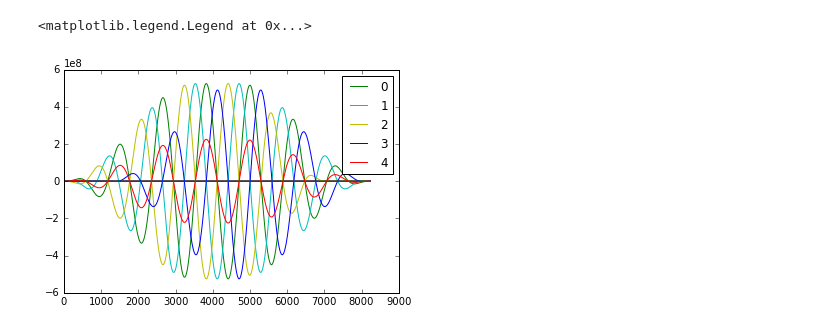
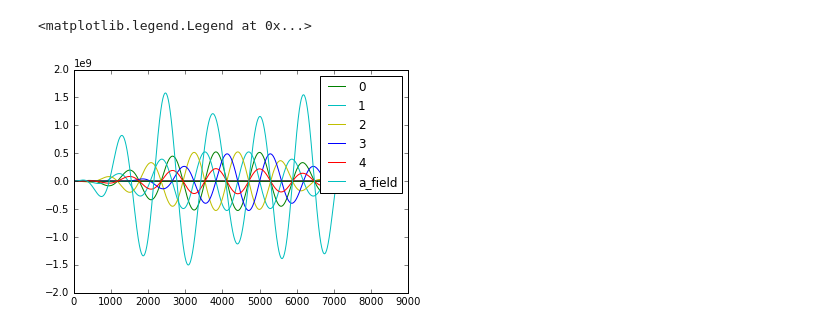
Before and after one commit to Joel-Venzke/TDSE, a Jupyter notebook: analysis/plot_pulses.ipynb, the cells around one changed output. Drawn from its saved outputs; the diff is of its cells as text; code cells hidden in the pictures.

Commit message:
added a_field and updated to the 70 char limit

```diff
--- a/analysis/plot_pulses.ipynb
+++ b/analysis/plot_pulses.ipynb
@@ -1,16 +1,17 @@
 # %%
 import numpy as np
 import matplotlib.pyplot as plt
 import h5py
 %matplotlib inline
 
 f = h5py.File("../examples/basic/TDSE.h5","r")
 pulses = f["Pulse"]
 time = pulses["time"][:]
 for i in range(f["Parameters"]["num_pulses"][0]):
     plt.plot(time,pulses["Pulse_envelope_"+str(i)][:])
     plt.plot(time,pulses["Pulse_value_"+str(i)][:], label=i)
+plt.plot(time,5*pulses["a_field"][:], label="a_field")
 plt.legend()
 # %% [output]
 <matplotlib.legend.Legend at 0x...>
-[figure, old version]
+[figure, new version]
```
Also changed, not shown: parts of 3 cells of this notebook, 2 other files.
